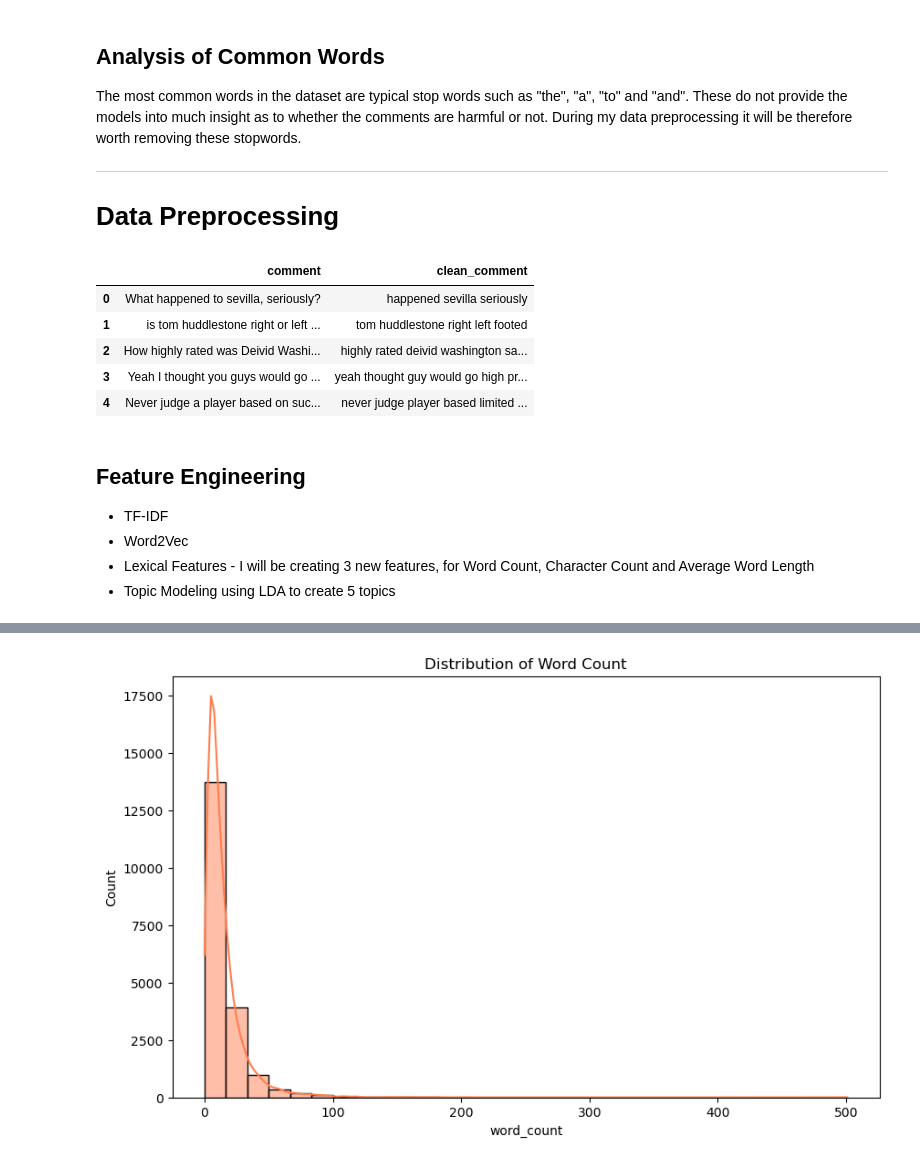
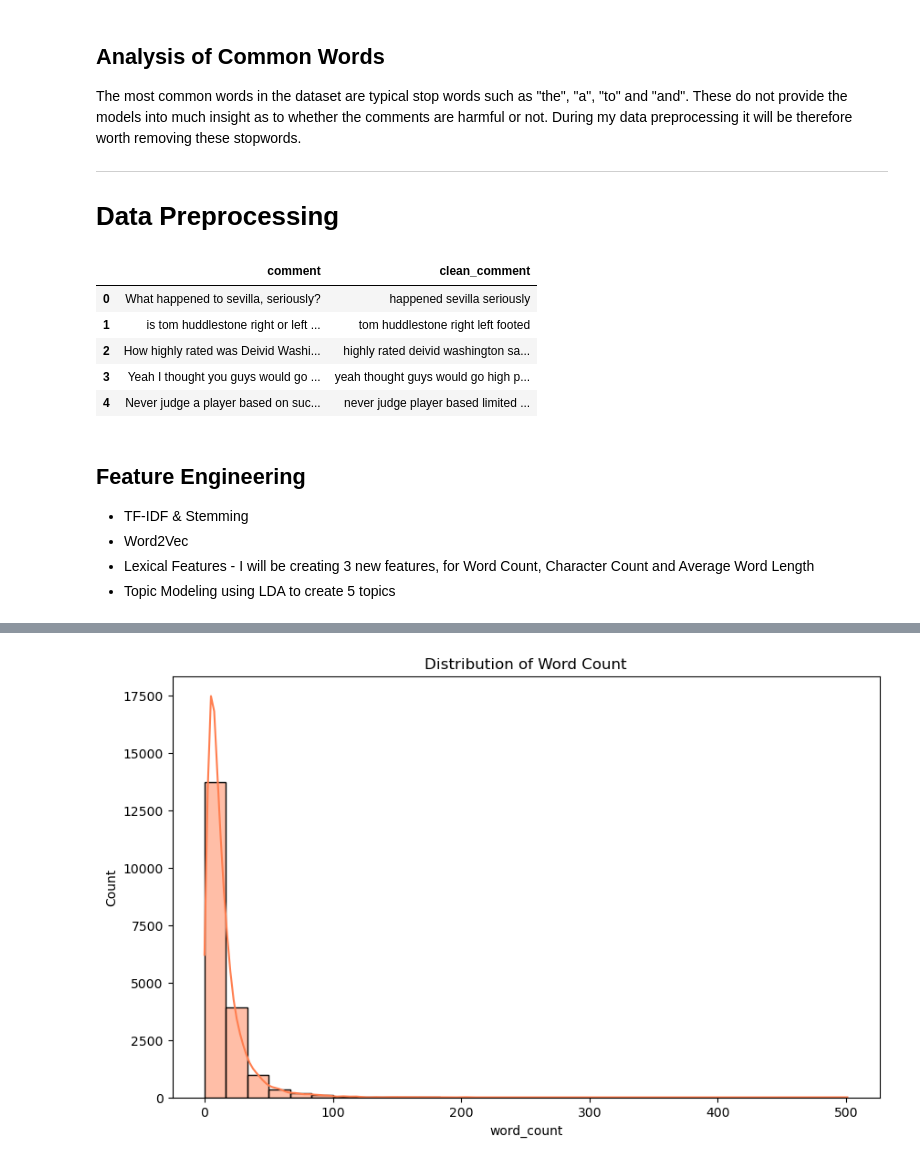
Before and after one commit to zakplum/final-year-project, a Jupyter notebook: model/XGBoost.ipynb, the cells around one changed output, grey strips where cells are left out. Drawn from its saved outputs; the diff is of its cells as text; code cells hidden in the pictures.

```diff
--- a/model/XGBoost.ipynb
+++ b/model/XGBoost.ipynb
@@ -173,31 +197,29 @@ The most common words in the dataset are typical stop words such as "the", "a",
 # %%
 # Basic Text Cleaning
 def clean_text(text):
     text = text.lower() #lowercase
     text = re.sub(r'http\S+|www\S+|https\S+', '', text, flags=re.MULTILINE)#urls
     text = re.sub(r'[^\w\s]', '', text)#non-word characters
     text = re.sub(r'[\.\,\'\"\!\?\:\;\-\=]', ' ', text)#punctuation
     text = re.sub(r'\d+', '', text)#numbers
     stop_words = set(stopwords.words('english'))#stopwords
     text = ' '.join([word for word in text.split() if word not in stop_words])
-    lemmatizer = WordNetLemmatizer()#lemmatization
-    text = ' '.join([lemmatizer.lemmatize(word) for word in text.split()])
     return text
 
 # Apply function to comment column in data and display head of clean comments
 data['clean_comment'] = data['comment'].apply(clean_text)
 data[['comment', 'clean_comment']].head()
 # %% [output]
 |  | comment | clean_comment |
 | 0 | What happened to sevilla, seriously? | happened sevilla seriously |
 | 1 | is tom huddlestone right or left ... | tom huddlestone right left footed |
 | 2 | How highly rated was Deivid Washi... | highly rated deivid washington sa... |
-| 3 | Yeah I thought you guys would go ... | yeah thought guy would go high pr... |
+| 3 | Yeah I thought you guys would go ... | yeah thought guys would go high p... |
 | 4 | Never judge a player based on suc... | never judge player based limited ... |
 # %% [markdown]
 ## Feature Engineering
 
-- TF-IDF
+- TF-IDF & Stemming
 - Word2Vec
 - Lexical Features - I will be creating 3 new features, for Word Count, Character Count and Average Word Length
 - Topic Modeling using LDA to create 5 topics
```
Also changed, not shown: parts of 29 cells of this notebook, 3 other files.
